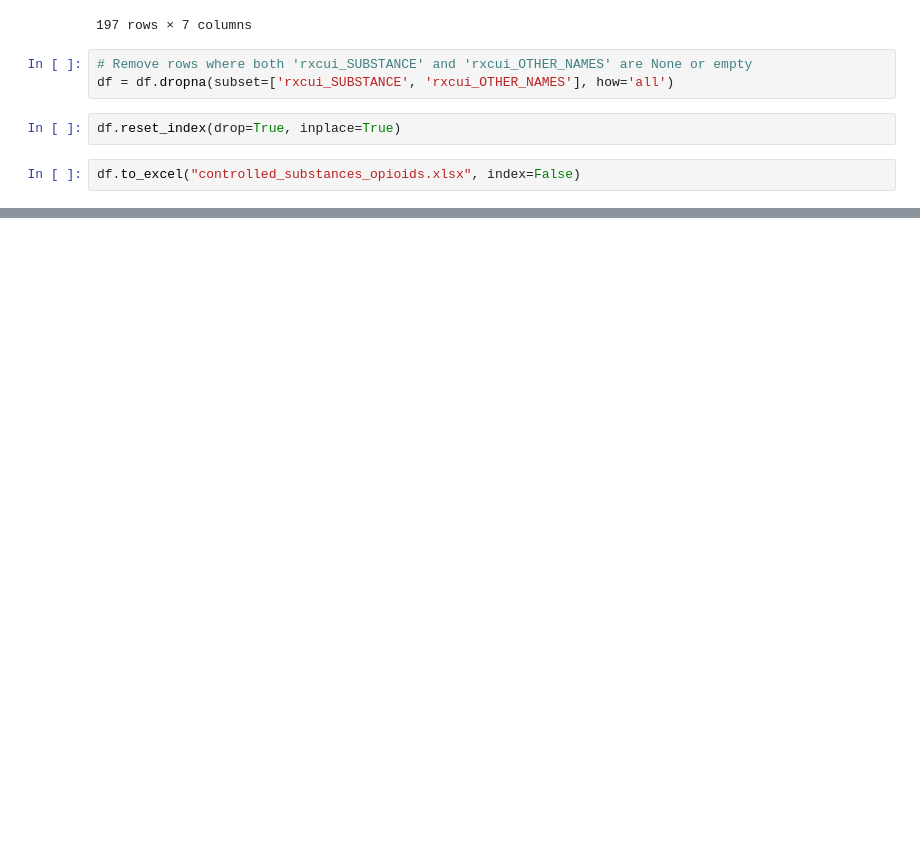
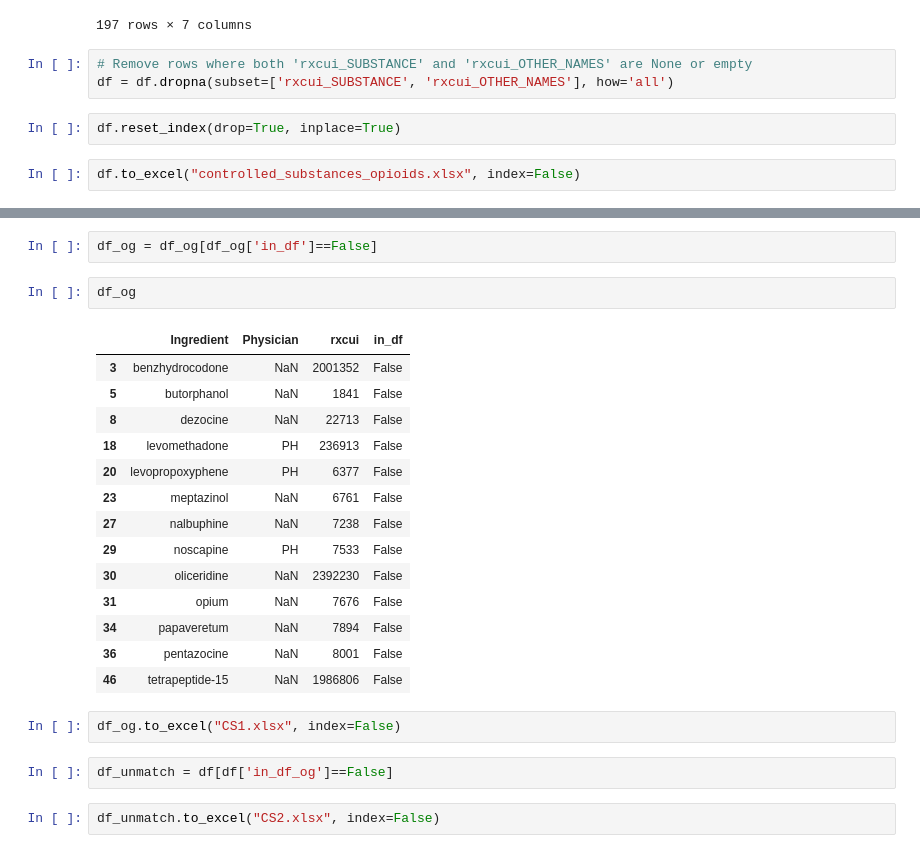
Before and after one commit to danielhmendoza01/Automatic_Code_Sets, a Jupyter notebook: RxNorm/Opioid/Ingredient2.ipynb, the cells around one changed output, grey strips where cells are left out. Saved outputs shown, nothing was run; the diff lists cells and outputs as text; blank space fills up the shorter version.

```diff
--- a/RxNorm/Opioid/Ingredient2.ipynb
+++ b/RxNorm/Opioid/Ingredient2.ipynb
@@ -103,0 +235,25 @@ df.to_excel("controlled_substances_opioids.xlsx", index=False)
+# %%
+df_og = df_og[df_og['in_df']==False]
+# %%
+df_og
+# %% [output]
+|  | Ingredient | Physician | rxcui | in_df |
+| 3 | benzhydrocodone | NaN | 2001352 | False |
+| 5 | butorphanol | NaN | 1841 | False |
+| 8 | dezocine | NaN | 22713 | False |
+| 18 | levomethadone | PH | 236913 | False |
+| 20 | levopropoxyphene | PH | 6377 | False |
+| 23 | meptazinol | NaN | 6761 | False |
+| 27 | nalbuphine | NaN | 7238 | False |
+| 29 | noscapine | PH | 7533 | False |
+| 30 | oliceridine | NaN | 2392230 | False |
+| 31 | opium | NaN | 7676 | False |
+| 34 | papaveretum | NaN | 7894 | False |
+| 36 | pentazocine | NaN | 8001 | False |
+| 46 | tetrapeptide-15 | NaN | 1986806 | False |
+# %%
+df_og.to_excel("CS1.xlsx", index=False)
+# %%
+df_unmatch = df[df['in_df_og']==False]
+# %%
+df_unmatch.to_excel("CS2.xlsx", index=False)
```
Also changed, not shown: parts of 8 cells of this notebook, 4 other files.
